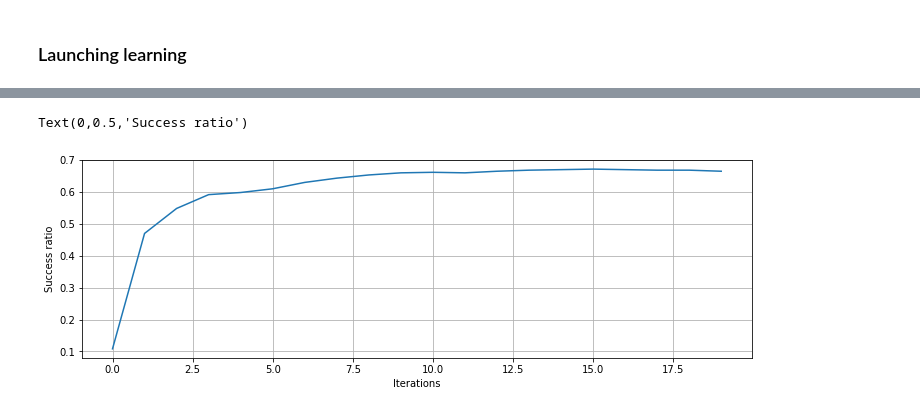
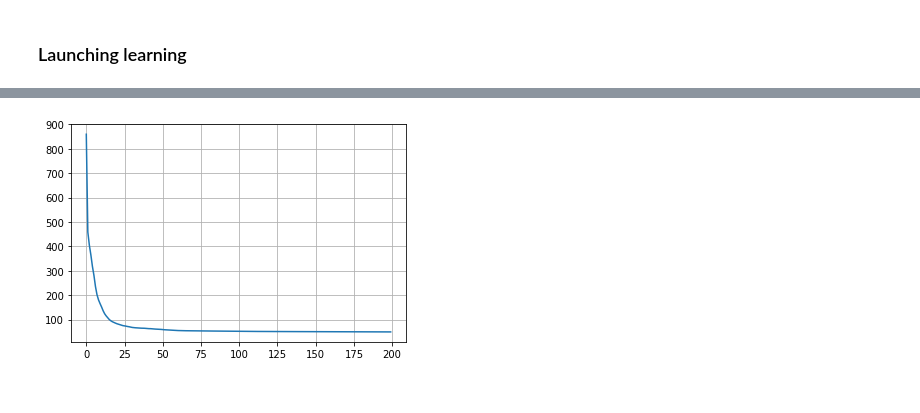
Before and after one commit to FrancoisPgm/apprentissage_auto, a Jupyter notebook: DeepLearning.ipynb, the cells around one changed output, grey strips where cells are left out. Drawn from its saved outputs; the diff is of its cells as text; code cells hidden in the pictures.

```diff
--- a/DeepLearning.ipynb
+++ b/DeepLearning.ipynb
@@ -138,4 +136,4 @@ def decoupage_donnees(dataApp,labelApp,ratio):
 # %%
 dataLearning,labelLearning,dataEval,labelEval=decoupage_donnees(DataApp,
                                                                 LabelApp,
-                                                                0.98)
+                                                                0.99)
@@ -179,39 +181,29 @@ lr = 0.001
 # %%
 np.random.seed(1)
-lLearningLoss=[]
-lLearningSuccess=[]
-lEvalLoss=[]
-lEvalSuccess=[]
-lTestLoss=[]
-lTestSuccess=[]
-
+lLoss=[]
+lSuccess=[]
 '''Initialisation aléatoire des poids du réseau'''
 W1,b1=declareLayer(D_in,D_h)
 W2,b2=declareLayer(D_h,D_out)
 
 ''' Learning '''
 
-for ii in tqdm(range(5000)):
+for ii in tqdm(range(50000)):
 
-        '''Forward '''
-        O1 = forwardPass(dataEval,W1,b1)
-        O2 = forwardPass(O1,W2,b2)
-        Y_pred = O2
+    '''Forward '''
+    O1 = forwardPass(dataEval,W1,b1)
+    O2 = forwardPass(O1,W2,b2)
+    Y_pred = O2
 
-        if not ii % 250 :
-            lLearningLoss.append(calcLoss(labelEvalArray,Y_pred))
-            lLearningSuccess.append(calcSuccess(labelEval,Y_pred))
+    Y_pred1=np.asarray(list(map(lambda x : x/max(x),Y_pred)))
+    lLoss,lSuccess=printLossMNIST(ii,lLoss,labelEval,Y_pred1,lSuccess,labelEval2)
 
-            O1Eval = forwardPass(dTest,W1,b1)
-            O2Eval = forwardPass(O1Eval,W2,b2)
-            Y_predEval = O2Eval
-#             lEvalLoss.append(calcLoss(lTestArray,Y_predEval))
-            lEvalSuccess.append(calcSuccess(lTest,Y_predEval))
+    ''' Backprog '''
+    l2_error,l2_delta=backProgLastLayer(labelEval2,Y_pred)
+    l1_error,l1_delta=backProgHiddenLayer(l2_delta,W2,O1)
 
-        ''' Backprog '''
-        l2_error,l2_delta=backProgLastLayer(labelEvalArray,Y_pred)
-        l1_error,l1_delta=backProgHiddenLayer(l2_delta,W2,O1)
+    W2,b2,O1=updateLayer(l2_delta,O1,W2,b2,lr,bFirstLayer=False)
+    W1,b1,dataEval=updateLayer(l1_delta,dataEval,W1,b1,lr,bFirstLayer=True)
 
 
-        W2,b2,O1=updateLayer(l2_delta,O1,W2,b2,lr,bFirstLayer=False)
-        W1,b1,dataEval=updateLayer(l1_delta,dataEval,W1,b1,lr,bFirstLayer=True)
+''' Apply learning '''
@@ -236,18 +212,4 @@ Text(0,0.5,'Success ratio')
-# %%
-absisse=[ 250 * ii for ii in range(len(lEvalLoss))]
-
-plt.figure(figsize=(12,8))
-# plt.subplot(211)
-# plt.plot(absisse,lEvalLoss)
-# plt.xlabel('Iterations')
-# plt.ylabel('Loss')
-# plt.grid(True)
-
-plt.subplot(212)
-plt.grid(True)
-plt.plot(lEvalSuccess)
-plt.xlabel('Iterations')
-plt.ylabel('Success ratio')
-# %% [output]
-Text(0,0.5,'Success ratio')
-[figure, removed]
+# %%
+showLearning(lLoss)
+# %% [output]
+[figure, added]
```
Also changed, not shown: parts of 23 cells of this notebook.
